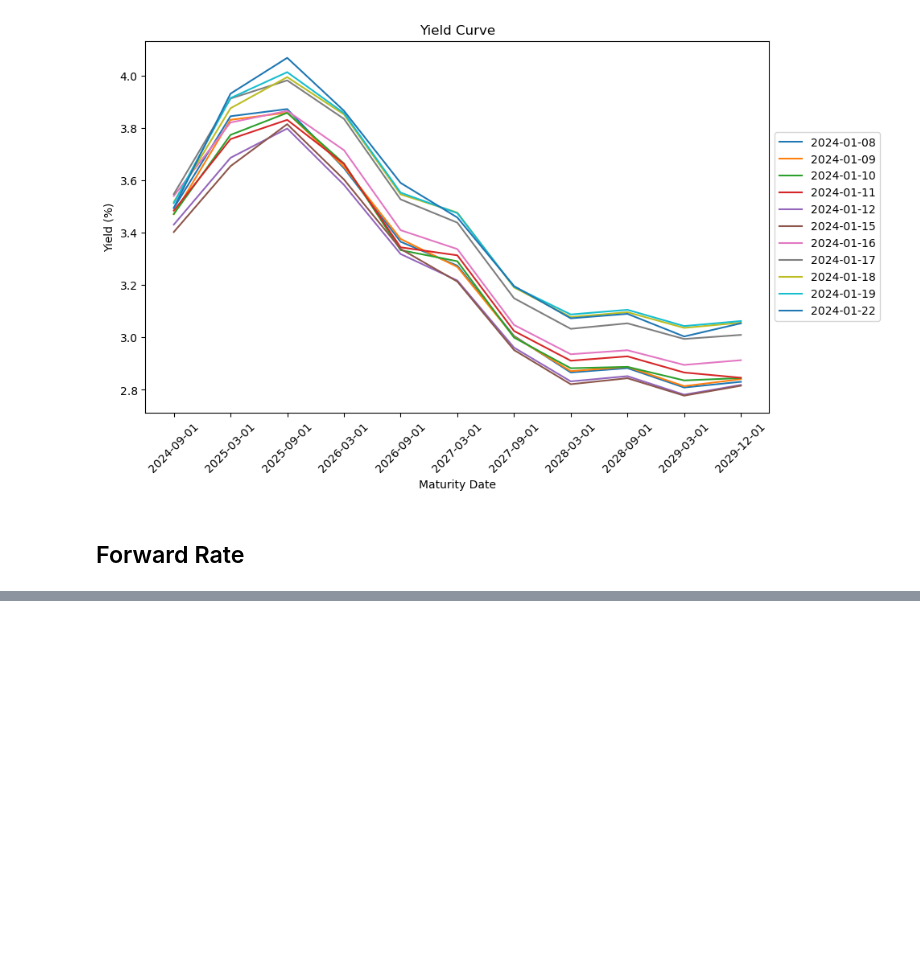
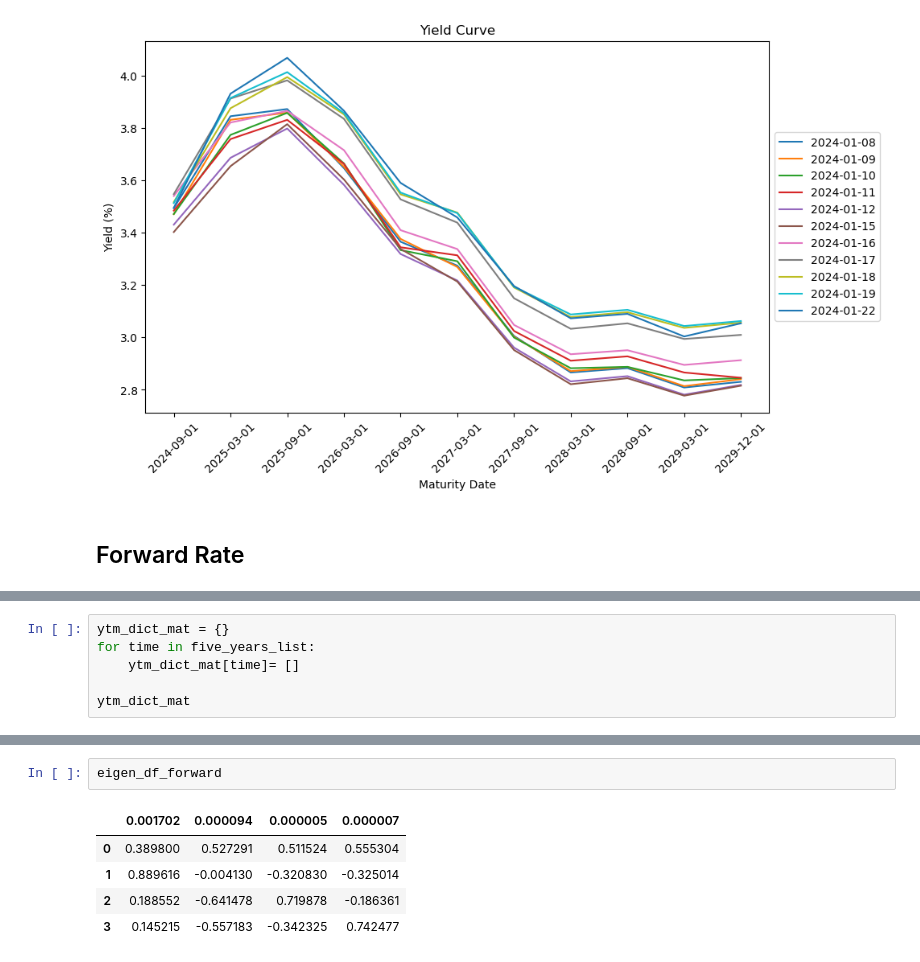
Before and after one commit to HZjl829/Yield-Curve-Project, a Jupyter notebook: code.ipynb, the cells around one changed output, grey strips where cells are left out. Cells and saved outputs as stored; diff of their text form; blank space fills up the shorter version.

```diff
--- a/code.ipynb
+++ b/code.ipynb
@@ -336,0 +384,6 @@ for key in forward_rate_dict:
+# %%
+ytm_dict_mat = {}
+for time in five_years_list:
+    ytm_dict_mat[time]= []
+
+ytm_dict_mat
@@ -336,0 +538,8 @@ for key in forward_rate_dict:
+# %%
+eigen_df_forward
+# %% [output]
+|  | 0.001702 | 0.000094 | 0.000005 | 0.000007 |
+| 0 | 0.389800 | 0.527291 | 0.511524 | 0.555304 |
+| 1 | 0.889616 | -0.004130 | -0.320830 | -0.325014 |
+| 2 | 0.188552 | -0.641478 | 0.719878 | -0.186361 |
+| 3 | 0.145215 | -0.557183 | -0.342325 | 0.742477 |
```
Also changed, not shown: parts of 15 cells of this notebook.
